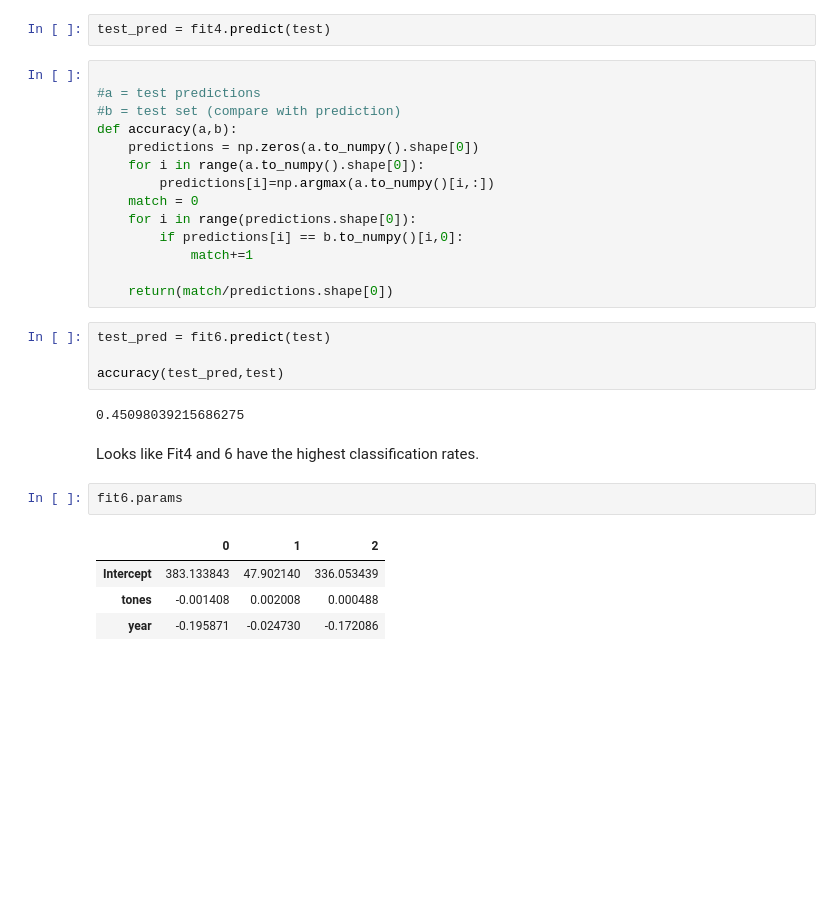
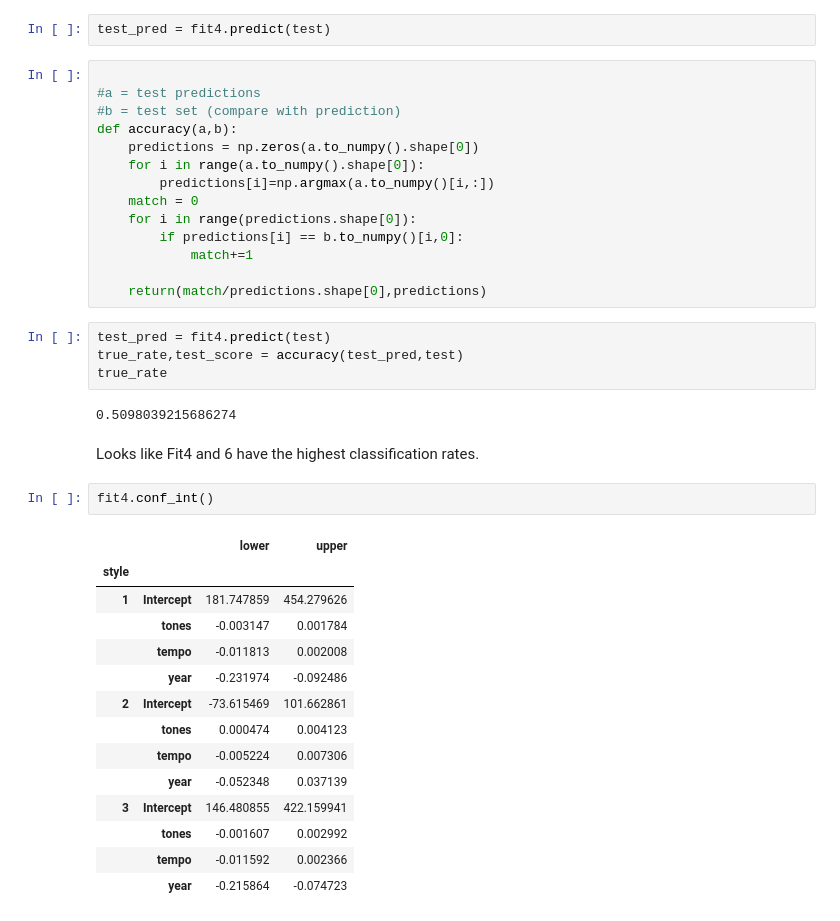
Before and after one commit to brodyholt/Multinomial-Logit-Model-on-Jazz-Solo-Data, a Jupyter notebook: jazz.ipynb, the cells around one changed output. Cells and saved outputs as stored; diff of their text form; blank space fills up the shorter version.

```diff
--- a/jazz.ipynb
+++ b/jazz.ipynb
@@ -309,19 +283,29 @@ def accuracy(a,b):
         if predictions[i] == b.to_numpy()[i,0]:
             match+=1
 
-    return(match/predictions.shape[0])
+    return(match/predictions.shape[0],predictions)
 # %%
-test_pred = fit6.predict(test)
-
-accuracy(test_pred,test)
+test_pred = fit4.predict(test)
+true_rate,test_score = accuracy(test_pred,test)
+true_rate
 # %% [output]
-0.45098039215686275
+0.5098039215686274
 # %% [markdown]
 Looks like Fit4 and 6 have the highest classification rates.
-# %%
-fit6.params
-# %% [output]
-|  | 0 | 1 | 2 |
-| Intercept | 383.133843 | 47.902140 | 336.053439 |
-| tones | -0.001408 | 0.002008 | 0.000488 |
-| year | -0.195871 | -0.024730 | -0.172086 |
+# %%
+fit4.conf_int()
+# %% [output]
+|  |  | lower | upper |
+| style |  |  |  |
+| 1 | Intercept | 181.747859 | 454.279626 |
+|  | tones | -0.003147 | 0.001784 |
+|  | tempo | -0.011813 | 0.002008 |
+|  | year | -0.231974 | -0.092486 |
+| 2 | Intercept | -73.615469 | 101.662861 |
+|  | tones | 0.000474 | 0.004123 |
+|  | tempo | -0.005224 | 0.007306 |
+|  | year | -0.052348 | 0.037139 |
+| 3 | Intercept | 146.480855 | 422.159941 |
+|  | tones | -0.001607 | 0.002992 |
+|  | tempo | -0.011592 | 0.002366 |
+|  | year | -0.215864 | -0.074723 |
```
Also changed, not shown: parts of 19 cells of this notebook.
